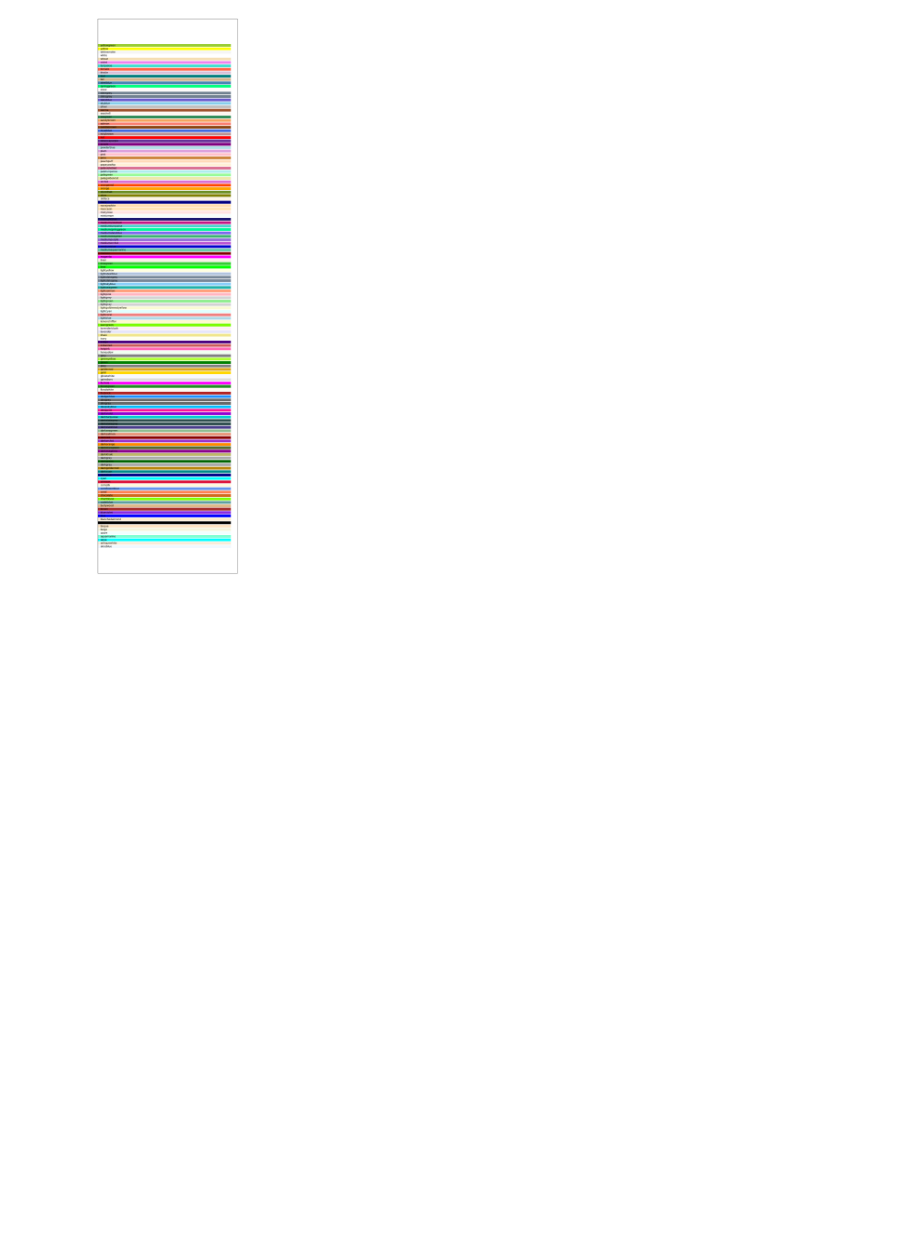
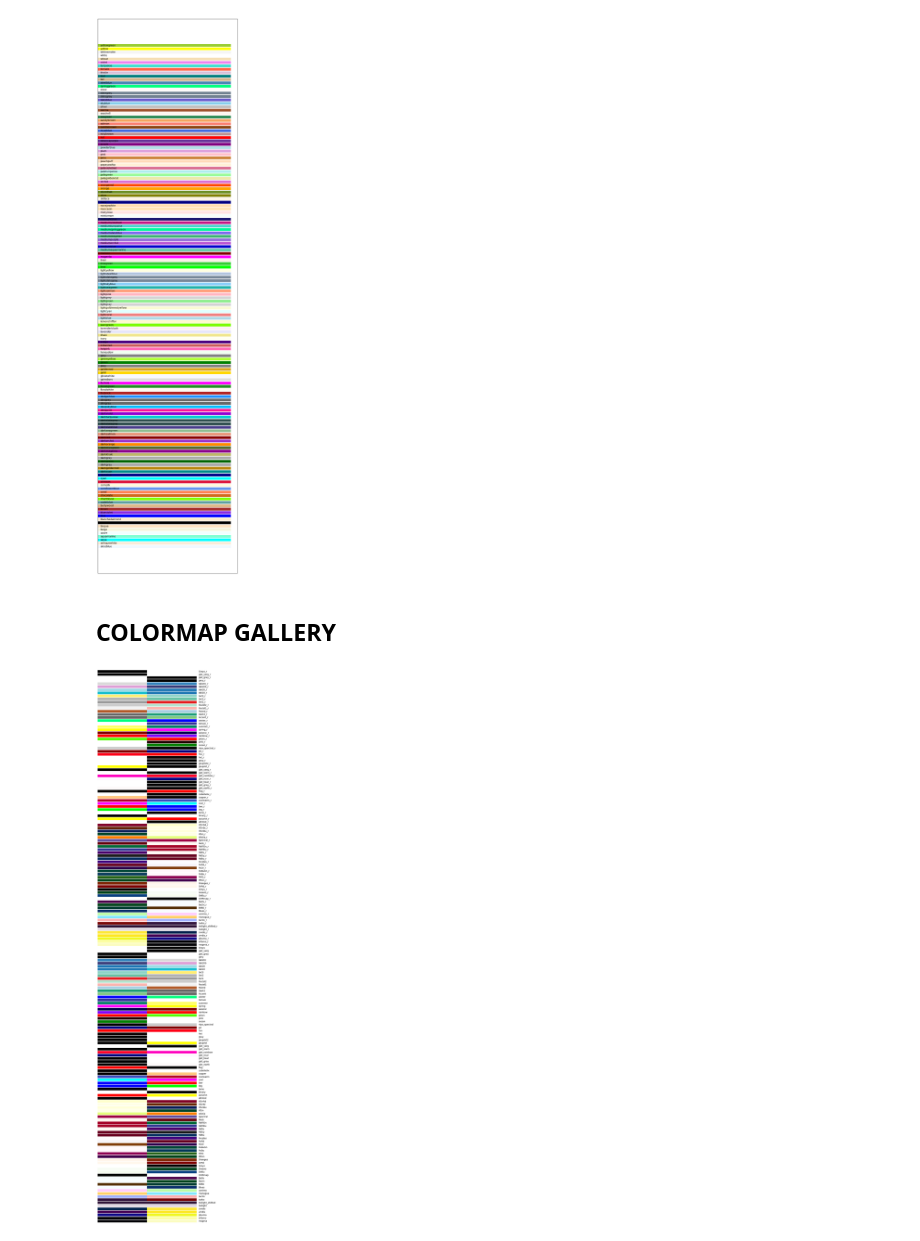
Before and after one commit to JayZeus999/Math-For-ML, a Jupyter notebook: miscellaneous/matplotlib-color.ipynb, the cells around one changed output. Drawn from its saved outputs; the diff is of its cells as text; code cells hidden in the pictures; blank space fills up the shorter version.

Commit message:
Add colormap gallery

```diff
--- a/miscellaneous/matplotlib-color.ipynb
+++ b/miscellaneous/matplotlib-color.ipynb
@@ -18,3 +20,30 @@ plt.xticks([])
 plt.show()
 # %% [output]
 [figure]
+# %% [markdown]
+## COLORMAP GALLERY
+# %%
+import matplotlib.pyplot as plt
+import matplotlib as mpl
+
+cmaps = plt.colormaps()
+
+fig, ax = plt.subplots(figsize=(8, len(cmaps) * 0.25))
+
+for i, cmap in enumerate(cmaps):
+    gradient = [[0, 1]]
+    ax.imshow(
+        gradient,
+        aspect="auto",
+        cmap=mpl.colormaps[cmap],
+        extent=[0, 1, i, i + 0.8]
+    )
+    ax.text(1.02, i + 0.4, cmap, va="center")
+
+ax.set_xlim(0, 1)
+ax.set_ylim(0, len(cmaps))
+ax.axis("off")
+
+plt.show()
+# %% [output]
+[figure, added]
```
Also changed, not shown: parts of 1 cell of this notebook, 1 other file.
